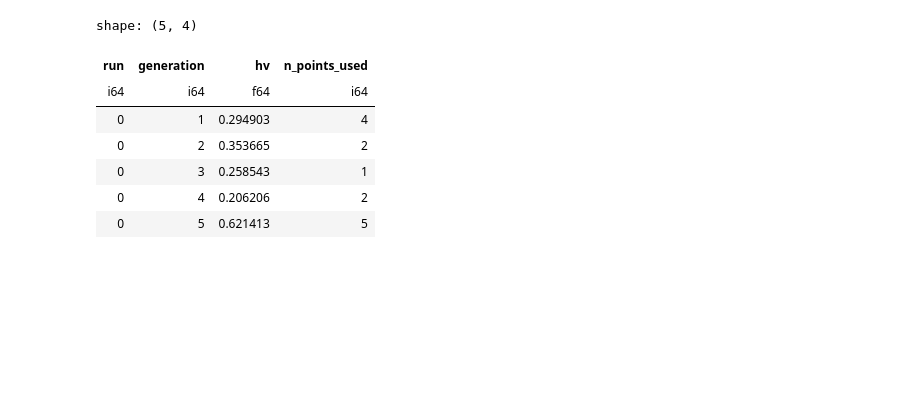
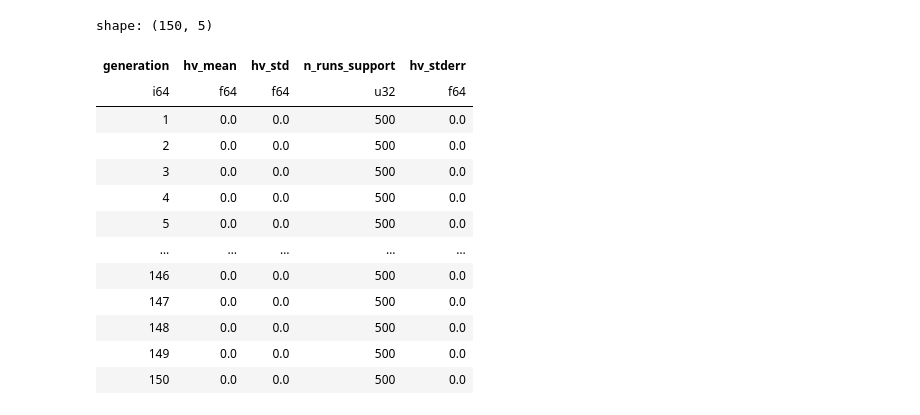
Before and after one commit to gialmisi/shadow-price-experiments, a Jupyter notebook: compute_hypervolume.ipynb, the cells around one changed output. Saved outputs shown, nothing was run; the diff lists cells and outputs as text; code cells hidden in the pictures; blank space fills up the shorter version.

Commit message:
NOTEBOOKS
- Notebook for prototyping hypervolume computation.

Original-commit: gialmisi/DESDEO@900eb91cc5af7a72bc2d99d7ff1e020a7a1d0234

```diff
--- a/compute_hypervolume.ipynb
+++ b/compute_hypervolume.ipynb
@@ -9,12 +10,12 @@ from scipy.stats import t
 # Use the same HV implementation in moocore
 import moocore
 # %%
-data_path = "./results/data/g8_baseline_gen150_runs500_cthigh_psize12.parquet"
-front_path = "./results/fronts/g8_gen10000_psize200.parquet"
-thresholds_path = "./results/thresholds/branin.yaml"
+data_path = "./results/data/g9_ranking_gen150_runs500_ctmed_psize12.parquet"
+front_path = "./results/fronts/g9_gen10000_psize200.parquet"
+thresholds_path = "./results/thresholds/g9.yaml"
 
 objective_symbol = "f_1"
-constraint_symbols = ["c_1", "c_2"]
+constraint_symbols = ["c_1", "c_2", "c_3", "c_4"]
 ct_level = "med"  # "low" | "med" | "high"
 
 f_col = f"{objective_symbol}_min"
@@ -77,32 +178,34 @@ array([ 2.92654284e-02,  1.51554047e+01, -3.03041453e-05])
 # %%
-hv_ind = moocore.Hypervolume(ref=ref, maximise=False)
+hv_summary = (
+    hv_df.group_by("generation")
+    .agg(
+        pl.col("hv").mean().alias("hv_mean"),
+        pl.col("hv").std().alias("hv_std"),
+        pl.col("hv").count().alias("n_runs_support"),
+    )
+    .with_columns(
+        pl.when(pl.col("n_runs_support") > 1)
+        .then(pl.col("hv_std") / pl.col("n_runs_support").sqrt())
+        .otherwise(None)
+        .alias("hv_stderr"),
+    )
+    .sort("generation")
+)
 
-
-def filter_to_ref_box(arr: np.ndarray, ref: np.ndarray) -> np.ndarray:
-    if arr.size == 0:
-        return arr
-    return arr[(arr <= ref).all(axis=1)]
-
-
-rows = []
-for (run, gen), sub in df.group_by(["run", "generation"], maintain_order=True):
-    pts = sub.select(dim_cols).to_numpy()
-
-    # discard points that cannot contribute (outside ref box)
-    pts = filter_to_ref_box(pts, ref)
-
-    hv_val = None if pts.shape[0] == 0 else float(hv_ind(pts))
-    rows.append((int(run), int(gen), hv_val, pts.shape[0]))
-
-hv_df = pl.DataFrame(rows, schema=["run", "generation", "hv", "n_points_used"]).sort(["run", "generation"])
-hv_df.head()
+hv_summary
 # %% [output]
-shape: (5, 4)
+shape: (150, 5)
-| run | generation | hv | n_points_used |
-| i64 | i64 | f64 | i64 |
-| 0 | 1 | 0.294903 | 4 |
-| 0 | 2 | 0.353665 | 2 |
-| 0 | 3 | 0.258543 | 1 |
-| 0 | 4 | 0.206206 | 2 |
-| 0 | 5 | 0.621413 | 5 |
+| generation | hv_mean | hv_std | n_runs_support | hv_stderr |
+| i64 | f64 | f64 | u32 | f64 |
+| 1 | 0.0 | 0.0 | 500 | 0.0 |
+| 2 | 0.0 | 0.0 | 500 | 0.0 |
+| 3 | 0.0 | 0.0 | 500 | 0.0 |
+| 4 | 0.0 | 0.0 | 500 | 0.0 |
+| 5 | 0.0 | 0.0 | 500 | 0.0 |
+| … | … | … | … | … |
+| 146 | 0.0 | 0.0 | 500 | 0.0 |
+| 147 | 0.0 | 0.0 | 500 | 0.0 |
+| 148 | 0.0 | 0.0 | 500 | 0.0 |
+| 149 | 0.0 | 0.0 | 500 | 0.0 |
+| 150 | 0.0 | 0.0 | 500 | 0.0 |
 # %%
```
Also changed, not shown: parts of 7 cells of this notebook, 1 other file.
